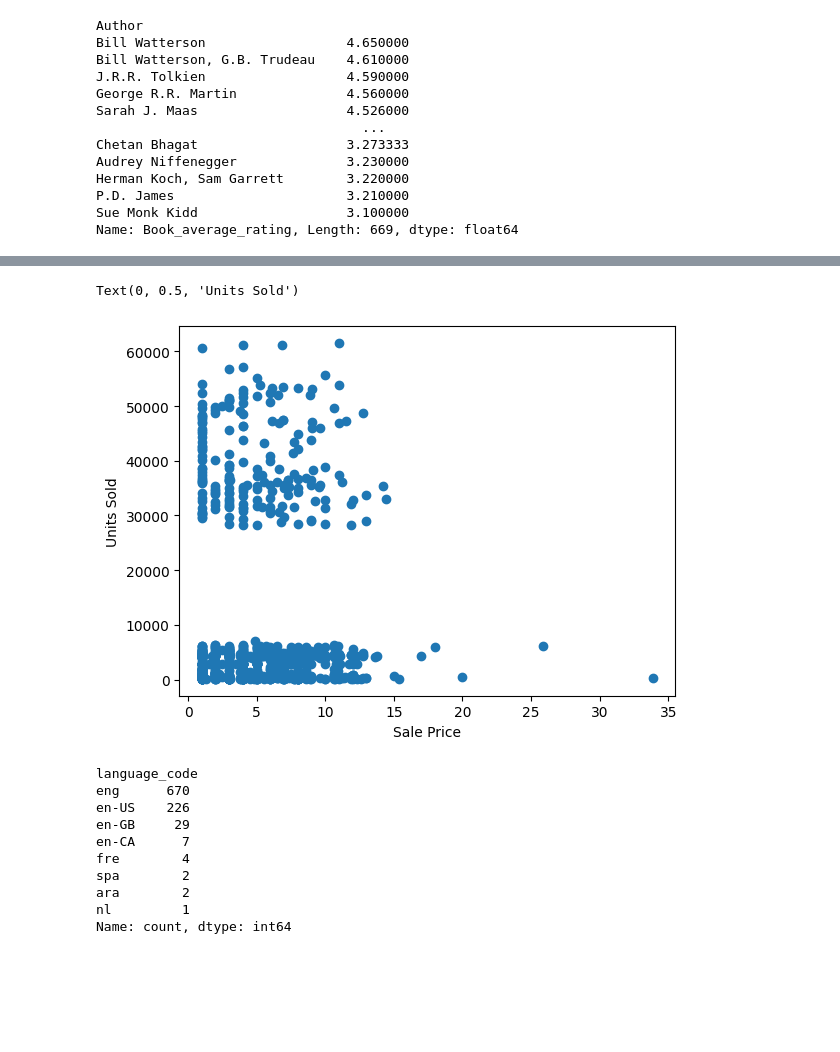
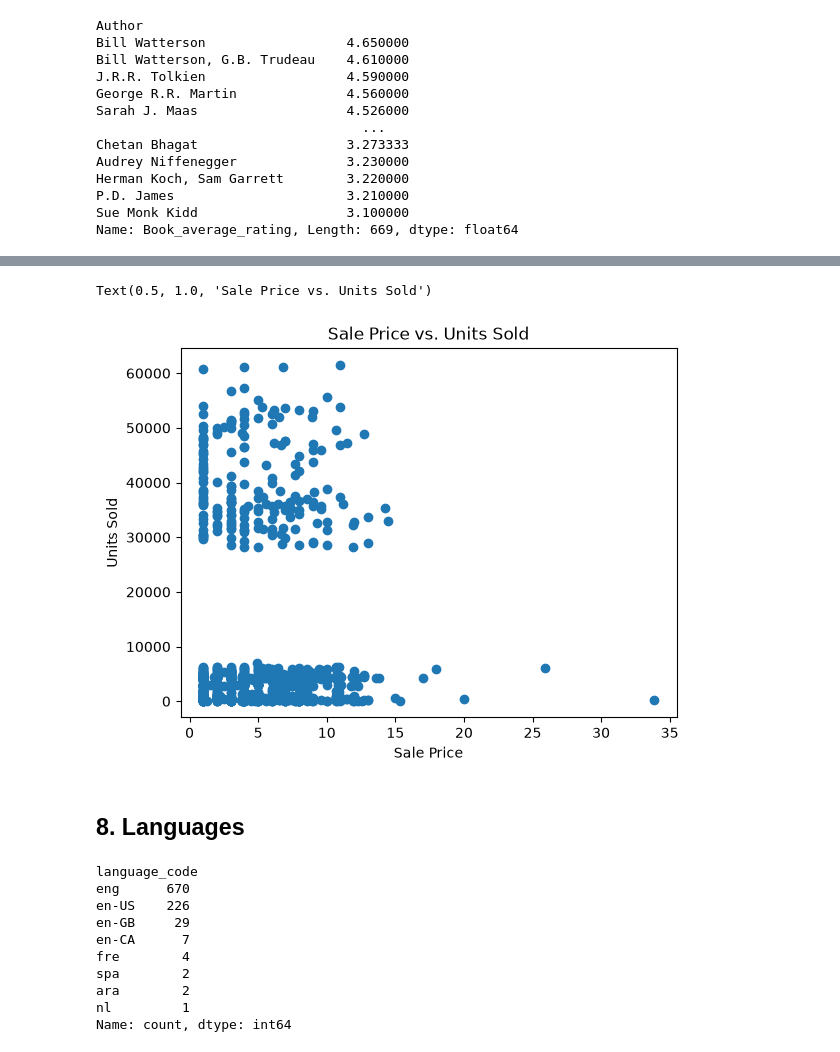
Before and after one commit to Laurentius96/Analysis_of_Book_Publication_Data, a Jupyter notebook: main.ipynb, the cells around one changed output, grey strips where cells are left out. Saved outputs shown, nothing was run; the diff lists cells and outputs as text; code cells hidden in the pictures; blank space fills up the shorter version.

```diff
--- a/main.ipynb
+++ b/main.ipynb
@@ -7,3 +15,5 @@ df = pd.read_csv("C:/Users/bianc/OneDrive/Documents/1-Estudos/2-DNC/1-Data Scien
+# %%
+df = pd.read_csv("Data/Books_Data_Clean.csv")
 # %%
 df
 # %% [output]
@@ -196,10 +224,13 @@ Text(0.5, 0, 'Gênero')
 # %%
 plt.scatter(df["sale price"], df["units sold"])
 plt.xlabel("Sale Price")
 plt.ylabel("Units Sold")
+plt.title("Sale Price vs. Units Sold")
 # %% [output]
-Text(0, 0.5, 'Units Sold')
+Text(0.5, 1.0, 'Sale Price vs. Units Sold')
-[figure, old version]
+[figure, new version]
+# %% [markdown]
+## 8. Languages
 # %%
 df["language_code"].value_counts()
 # %% [output]
```
Also changed, not shown: parts of 31 cells of this notebook, 1 other file.
